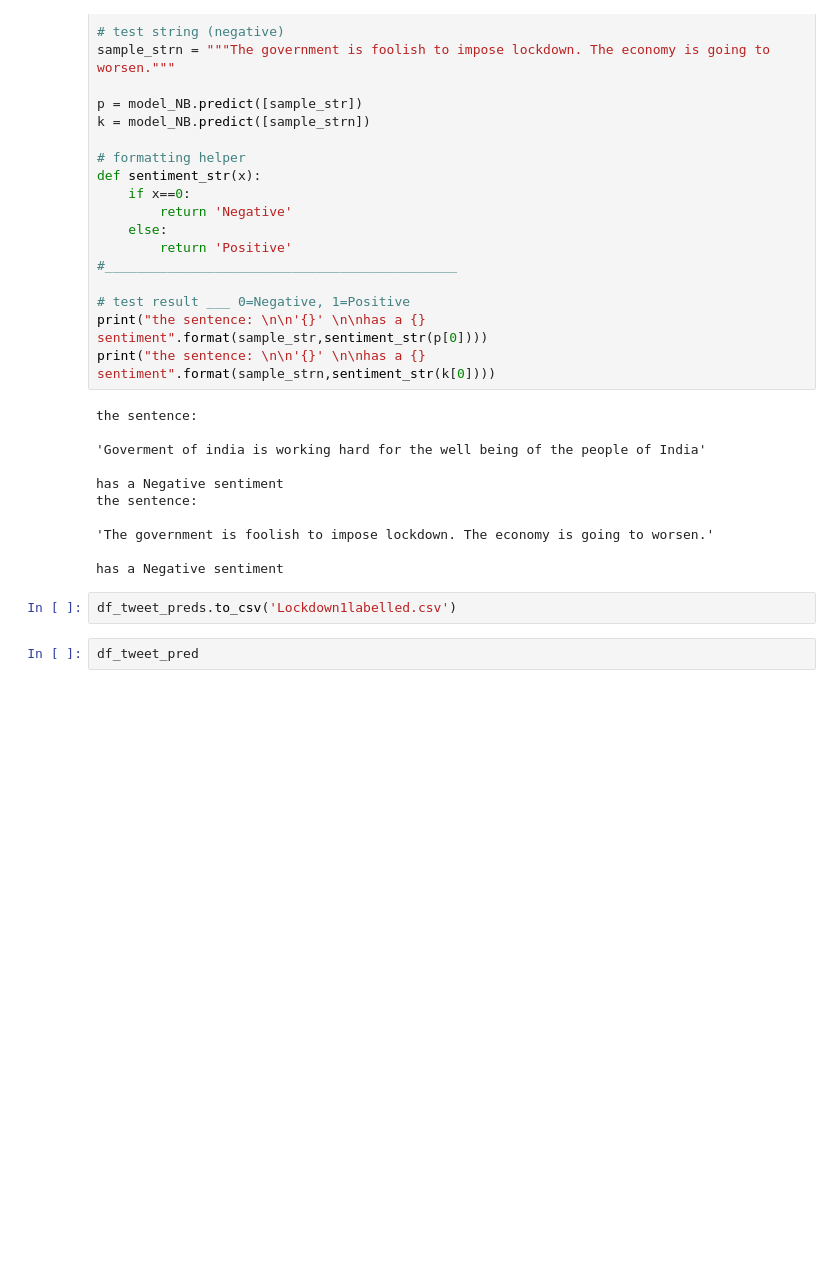
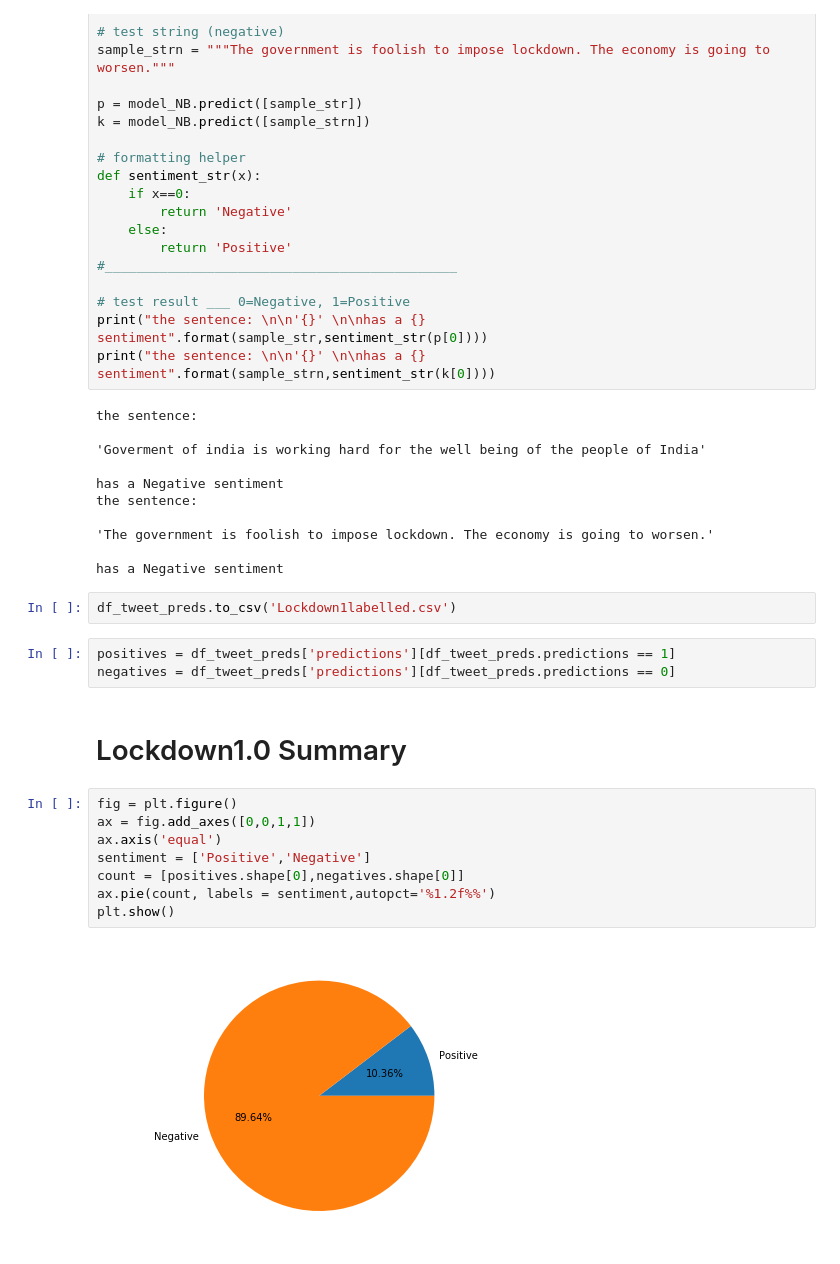
Before and after one commit to bhushankelkar/GirlScript, a Jupyter notebook: Twitter Sentiment Analysis.ipynb, the cells around one changed output. Drawn from its saved outputs; the diff is of its cells as text; blank space fills up the shorter version.

```diff
--- a/Twitter Sentiment Analysis.ipynb
+++ b/Twitter Sentiment Analysis.ipynb
@@ -589,5 +589,18 @@ the sentence:
 has a Negative sentiment
 # %%
 df_tweet_preds.to_csv('Lockdown1labelled.csv')
-# %%
-df_tweet_pred
+# %%
+positives = df_tweet_preds['predictions'][df_tweet_preds.predictions == 1]
+negatives = df_tweet_preds['predictions'][df_tweet_preds.predictions == 0]
+# %% [markdown]
+# Lockdown1.0 Summary
+# %%
+fig = plt.figure()
+ax = fig.add_axes([0,0,1,1])
+ax.axis('equal')
+sentiment = ['Positive','Negative']
+count = [positives.shape[0],negatives.shape[0]]
+ax.pie(count, labels = sentiment,autopct='%1.2f%%')
+plt.show()
+# %% [output]
+[figure, added]
```
Also changed, not shown: parts of 2 cells of this notebook, 2 other files.
